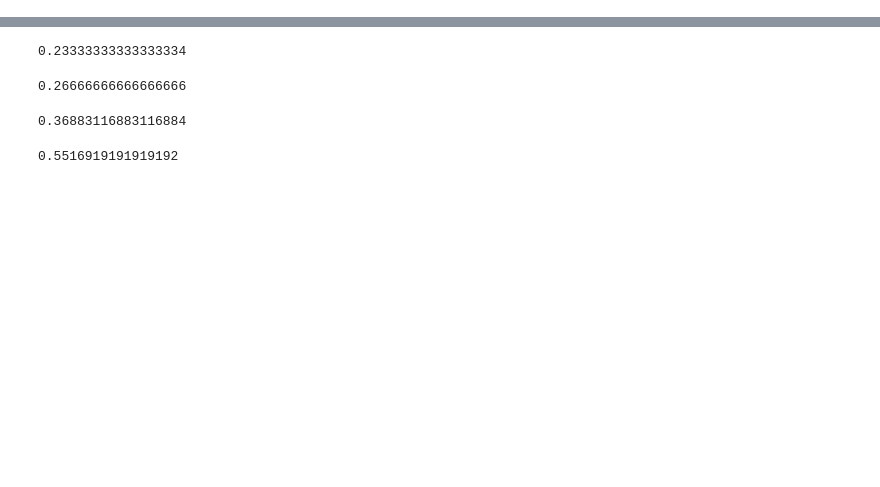
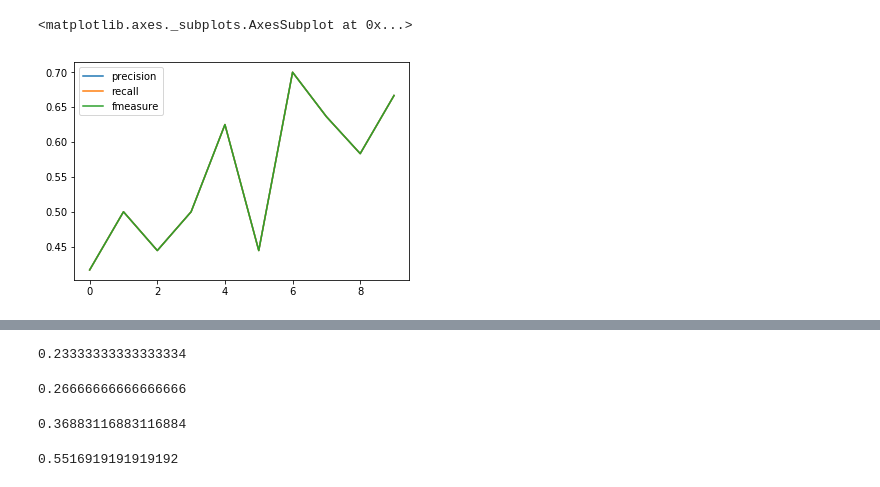
Before and after one commit to dahliahadfury/automaticsummarize, a Jupyter notebook: peringkasan BM25/evaluasi.ipynb, the cells around one changed output, grey strips where cells are left out. Saved outputs shown, nothing was run; the diff lists cells and outputs as text; code cells hidden in the pictures; blank space fills up the shorter version.

```diff
--- a/peringkasan BM25/evaluasi.ipynb
+++ b/peringkasan BM25/evaluasi.ipynb
@@ -146,3 +279,8 @@ df_cm03["precision"] = precision_03_all
 df_cm03["recall"] = recall_03_all
 df_cm03["fmeasure"] = fmeasure_03_all
 df_cm03=df_cm03.fillna(0)
+# %%
+df_cm03.plot.line()
+# %% [output]
+<matplotlib.axes._subplots.AxesSubplot at 0x...>
+[figure, added]
```
Also changed, not shown: parts of 16 cells of this notebook, 12 other files.
